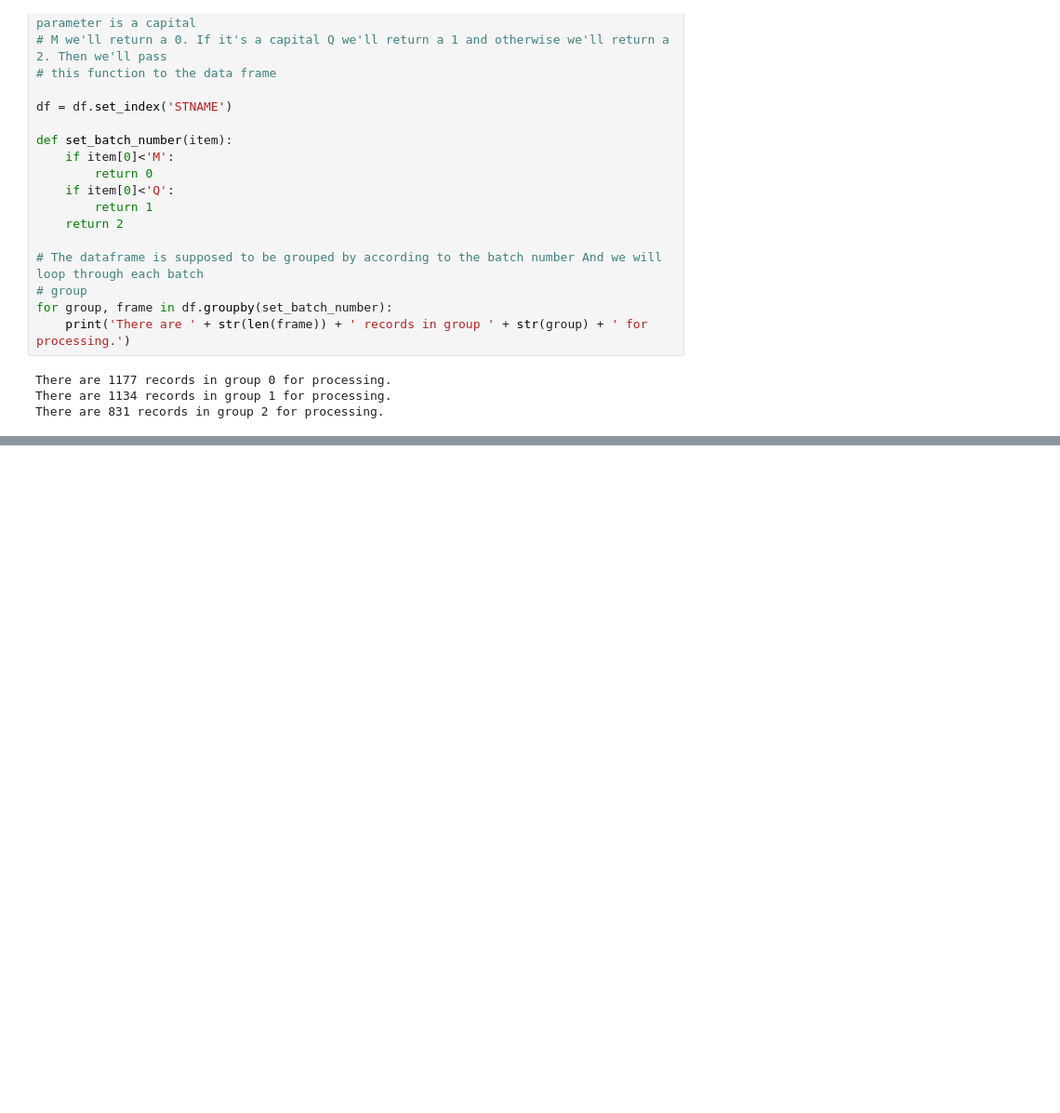
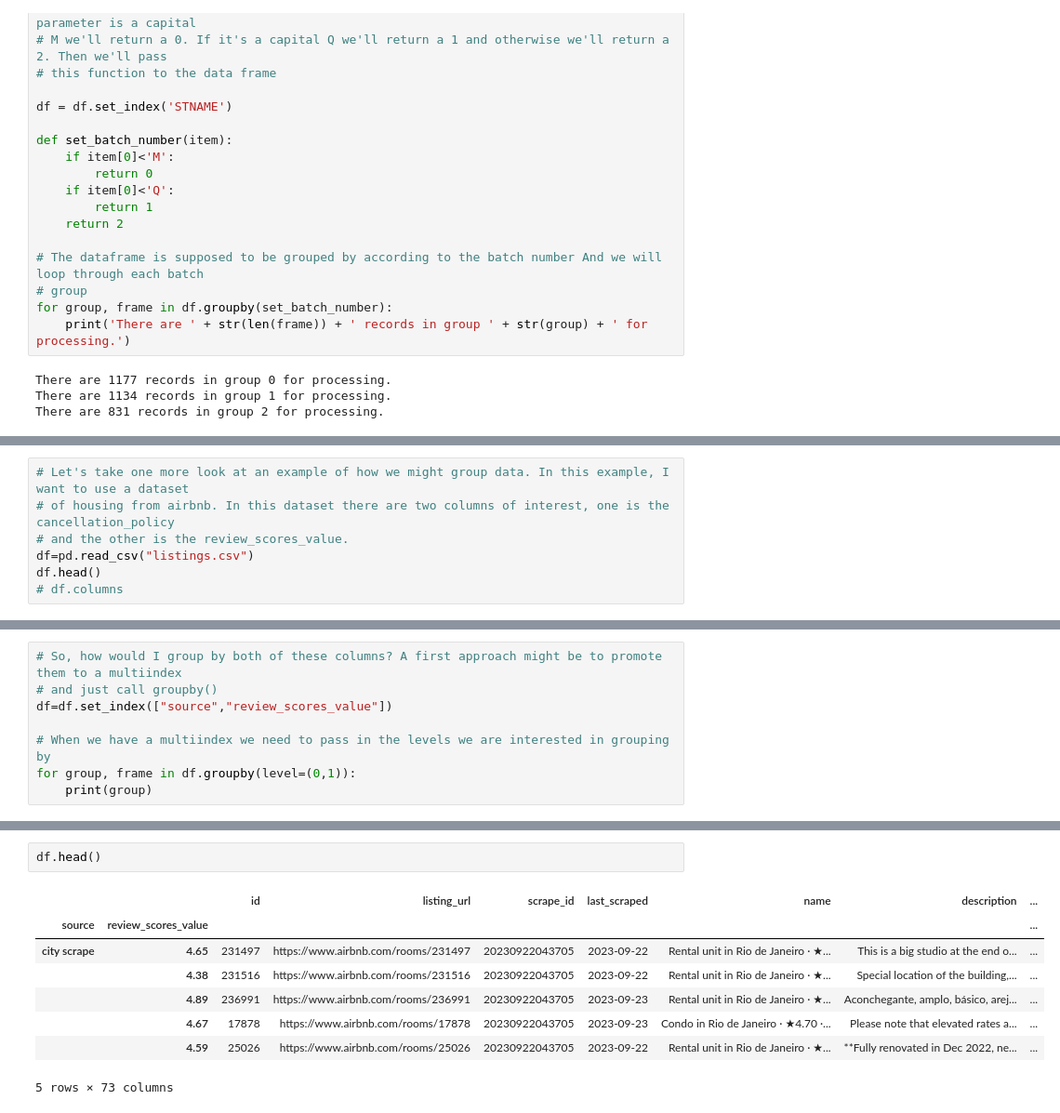
Before and after one commit to al102030/Machine-Learning-Course-C1, a Jupyter notebook: Part3-Files/GroupBy_ed.ipynb, the cells around one changed output, grey strips where cells are left out. Shown at 93% size. Cells and saved outputs as stored; diff of their text form; blank space fills up the shorter version.

Commit message:
Groupedby method

```diff
--- a/Part3-Files/GroupBy_ed.ipynb
+++ b/Part3-Files/GroupBy_ed.ipynb
@@ -126,0 +130,7 @@ There are 831 records in group 2 for processing.
+# %%
+# Let's take one more look at an example of how we might group data. In this example, I want to use a dataset
+# of housing from airbnb. In this dataset there are two columns of interest, one is the cancellation_policy
+# and the other is the review_scores_value.
+df=pd.read_csv("listings.csv")
+df.head()
+# df.columns
@@ -126,0 +145,8 @@ There are 831 records in group 2 for processing.
+# %%
+# So, how would I group by both of these columns? A first approach might be to promote them to a multiindex
+# and just call groupby()
+df=df.set_index(["source","review_scores_value"])
+
+# When we have a multiindex we need to pass in the levels we are interested in grouping by
+for group, frame in df.groupby(level=(0,1)):
+    print(group)
@@ -126,0 +191,11 @@ There are 831 records in group 2 for processing.
+# %%
+df.head()
+# %% [output]
+|  |  | id | listing_url | scrape_id | last_scraped | name | description | ... |
+| source | review_scores_value |  |  |  |  |  |  | ... |
+| city scrape | 4.65 | 231497 | https://www.airbnb.com/rooms/231497 | 20230922043705 | 2023-09-22 | Rental unit in Rio de Janeiro · ★... | This is a big studio at the end o... | ... |
+|  | 4.38 | 231516 | https://www.airbnb.com/rooms/231516 | 20230922043705 | 2023-09-22 | Rental unit in Rio de Janeiro · ★... | Special location of the building,... | ... |
+|  | 4.89 | 236991 | https://www.airbnb.com/rooms/236991 | 20230922043705 | 2023-09-23 | Rental unit in Rio de Janeiro · ★... | Aconchegante, amplo, básico, arej... | ... |
+|  | 4.67 | 17878 | https://www.airbnb.com/rooms/17878 | 20230922043705 | 2023-09-23 | Condo in Rio de Janeiro · ★4.70 ·... | Please note that elevated rates a... | ... |
+|  | 4.59 | 25026 | https://www.airbnb.com/rooms/25026 | 20230922043705 | 2023-09-22 | Rental unit in Rio de Janeiro · ★... | **Fully renovated in Dec 2022, ne... | ... |
+5 rows × 73 columns
```
Also changed, not shown: parts of 14 cells of this notebook, 2 other files.
